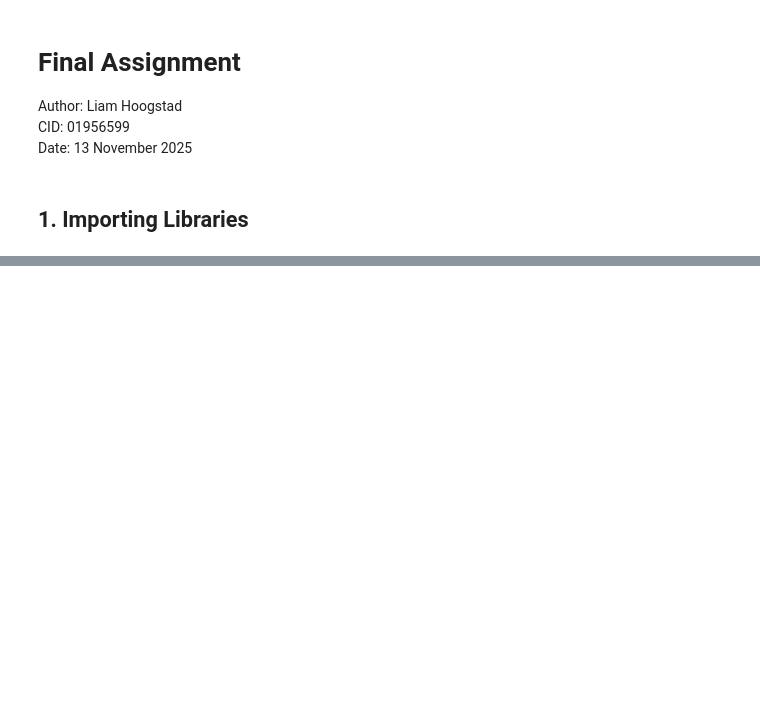
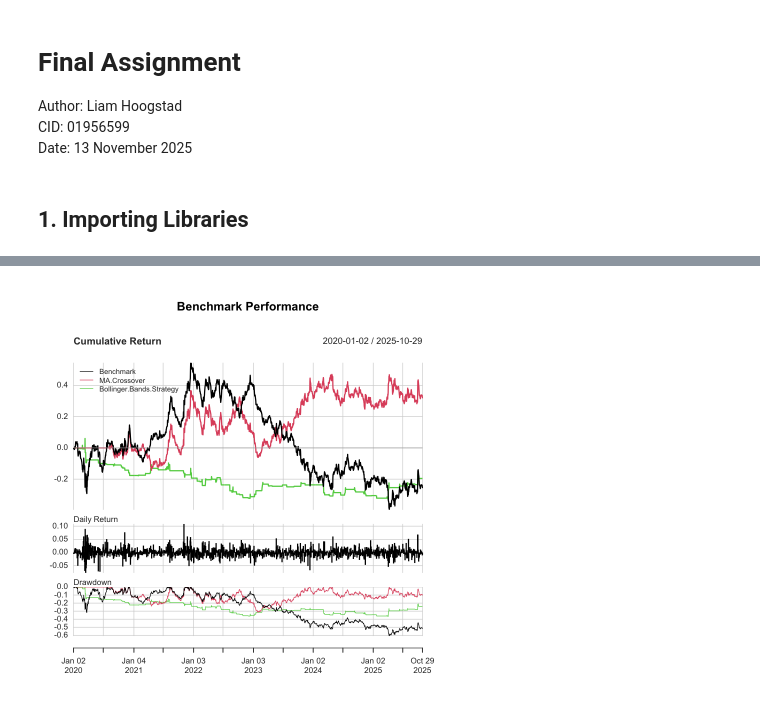
Before and after one commit to LiamHoogstad/R_Assignment, a Jupyter notebook: final_assignment.ipynb, the cells around one changed output, grey strips where cells are left out. Saved outputs shown, nothing was run; the diff lists cells and outputs as text; code cells hidden in the pictures; blank space fills up the shorter version.

```diff
--- a/final_assignment.ipynb
+++ b/final_assignment.ipynb
@@ -52,0 +283,28 @@ A data.frame: 10 × 11
+# %%
+pfe_2020_plus$datadate <- as.Date(pfe_2020_plus$datadate)
+
+# convert to xts
+pfe_xts <- xts(pfe_2020_plus$prccd, order.by = pfe_2020_plus$datadate)
+
+# generate bollinger signals
+bb_signal <- generate_bollinger_signals(pfe_2020_plus$prccd, n = 20, sd_mult = 2)
+
+# convert signals to xts format
+bb_signal_xts <- xts(bb_signal, order.by = pfe_2020_plus$datadate)
+
+# Backtest the strategy
+returns <- pfe_xts / stats::lag(pfe_xts) - 1
+bb_strategyReturns <- stats::lag(bb_signal_xts) * returns
+
+# Replace NA with 0
+returns[is.na(returns)] <- 0
+bb_strategyReturns[is.na(bb_strategyReturns)] <- 0
+
+# Plot performance
+names(returns) <- "Benchmark"
+names(strategyReturns) <- "MA Crossover"
+names(bb_strategyReturns) <- "Bollinger Bands Strategy"
+bb_vs_ma_vs_benchmark <- cbind(returns, strategyReturns, bb_strategyReturns)
+charts.PerformanceSummary(bb_vs_ma_vs_benchmark, geometric = FALSE)
+# %% [output]
+[figure, added]
```
Also changed, not shown: parts of 18 cells of this notebook, 1 other file.
